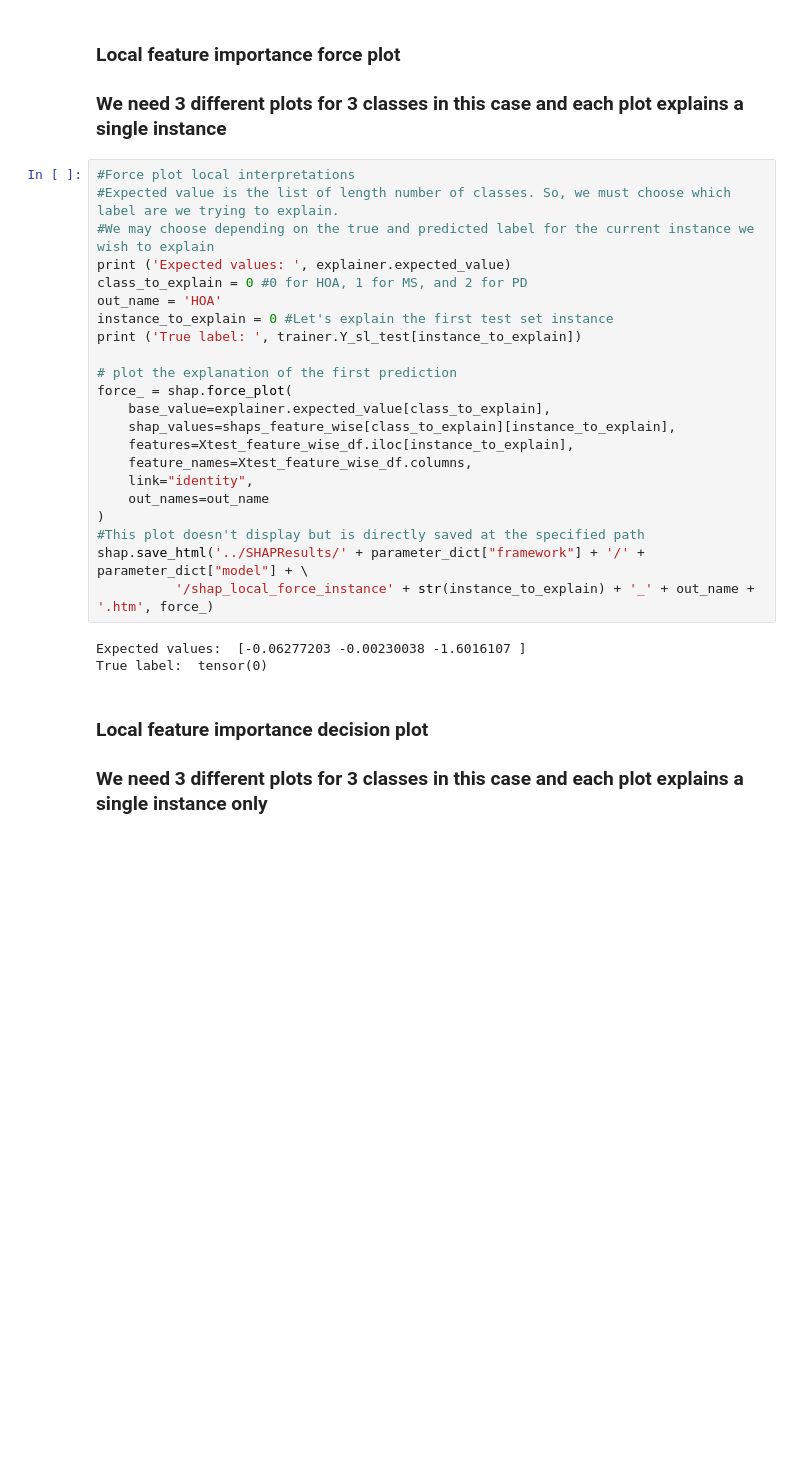
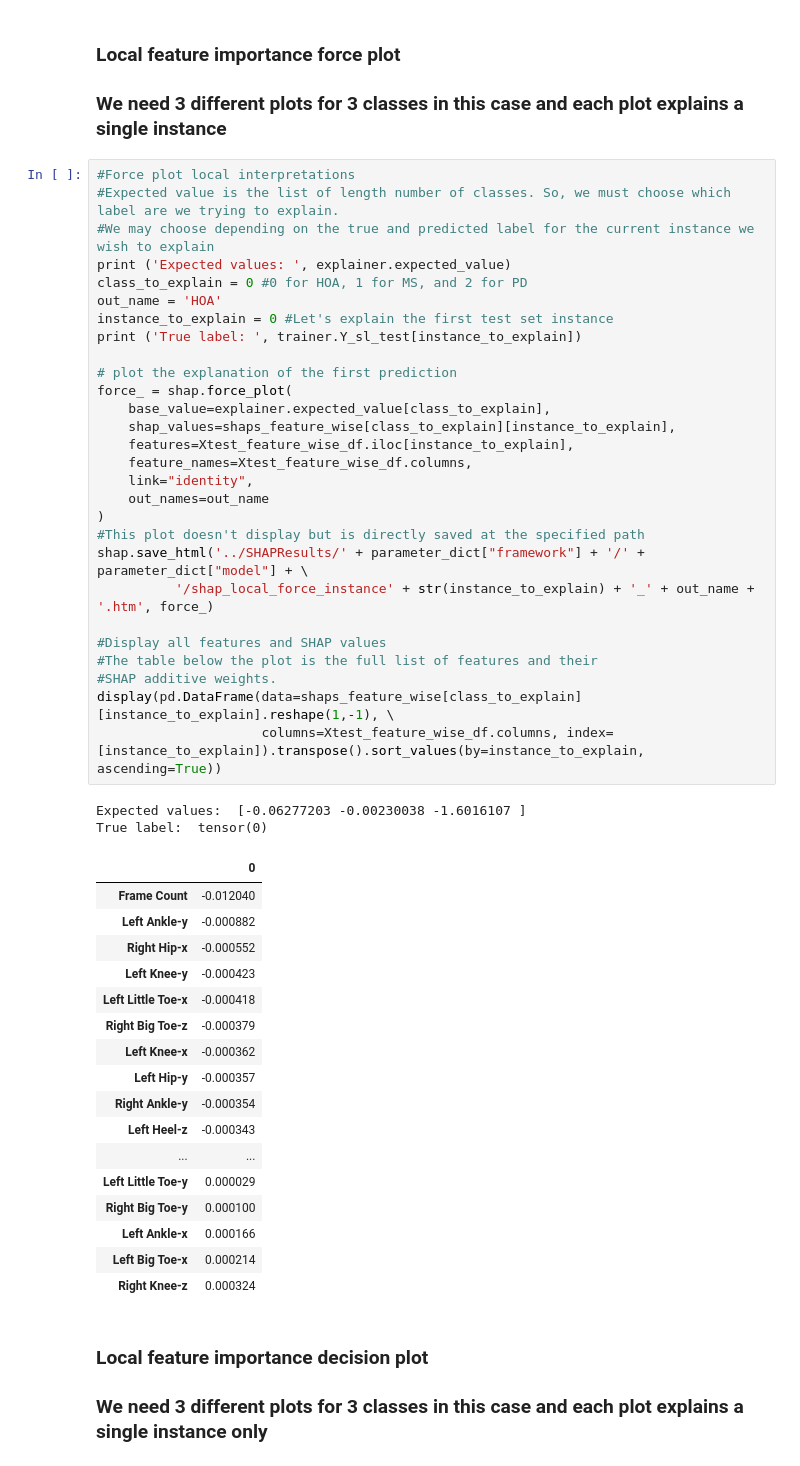
Before and after one commit to kaurrachneet6/Vision-Based-Gait-Analysis-Framework-for-Predicting-Multiple-Sclerosis, a Jupyter notebook: Discussion analysis/SubjectGenW_SHAP.ipynb, the cells around one changed output. Cells and saved outputs as stored; diff of their text form; blank space fills up the shorter version.

```diff
--- a/Discussion analysis/SubjectGenW_SHAP.ipynb
+++ b/Discussion analysis/SubjectGenW_SHAP.ipynb
@@ -381,28 +381,51 @@ For PwPD
 # %%
 #Force plot local interpretations
 #Expected value is the list of length number of classes. So, we must choose which label are we trying to explain.
 #We may choose depending on the true and predicted label for the current instance we wish to explain
 print ('Expected values: ', explainer.expected_value)
 class_to_explain = 0 #0 for HOA, 1 for MS, and 2 for PD
 out_name = 'HOA'
 instance_to_explain = 0 #Let's explain the first test set instance
 print ('True label: ', trainer.Y_sl_test[instance_to_explain])
 
 # plot the explanation of the first prediction
 force_ = shap.force_plot(
     base_value=explainer.expected_value[class_to_explain],
     shap_values=shaps_feature_wise[class_to_explain][instance_to_explain],
     features=Xtest_feature_wise_df.iloc[instance_to_explain],
     feature_names=Xtest_feature_wise_df.columns,
     link="identity",
     out_names=out_name
 )
 #This plot doesn't display but is directly saved at the specified path
 shap.save_html('../SHAPResults/' + parameter_dict["framework"] + '/' + parameter_dict["model"] + \
           '/shap_local_force_instance' + str(instance_to_explain) + '_' + out_name + '.htm', force_)
+
+#Display all features and SHAP values
+#The table below the plot is the full list of features and their
+#SHAP additive weights.
+display(pd.DataFrame(data=shaps_feature_wise[class_to_explain][instance_to_explain].reshape(1,-1), \
+                     columns=Xtest_feature_wise_df.columns, index=[instance_to_explain]).transpose().sort_values(by=instance_to_explain, ascending=True))
 # %% [output]
 Expected values:  [-0.06277203 -0.00230038 -1.6016107 ]
 True label:  tensor(0)
+|  | 0 |
+| Frame Count | -0.012040 |
+| Left Ankle-y | -0.000882 |
+| Right Hip-x | -0.000552 |
+| Left Knee-y | -0.000423 |
+| Left Little Toe-x | -0.000418 |
+| Right Big Toe-z | -0.000379 |
+| Left Knee-x | -0.000362 |
+| Left Hip-y | -0.000357 |
+| Right Ankle-y | -0.000354 |
+| Left Heel-z | -0.000343 |
+| ... | ... |
+| Left Little Toe-y | 0.000029 |
+| Right Big Toe-y | 0.000100 |
+| Left Ankle-x | 0.000166 |
+| Left Big Toe-x | 0.000214 |
+| Right Knee-z | 0.000324 |
 # %% [markdown]
 ### Local feature importance decision plot
 ### We need 3 different plots for 3 classes in this case and each plot explains a single instance only
```
